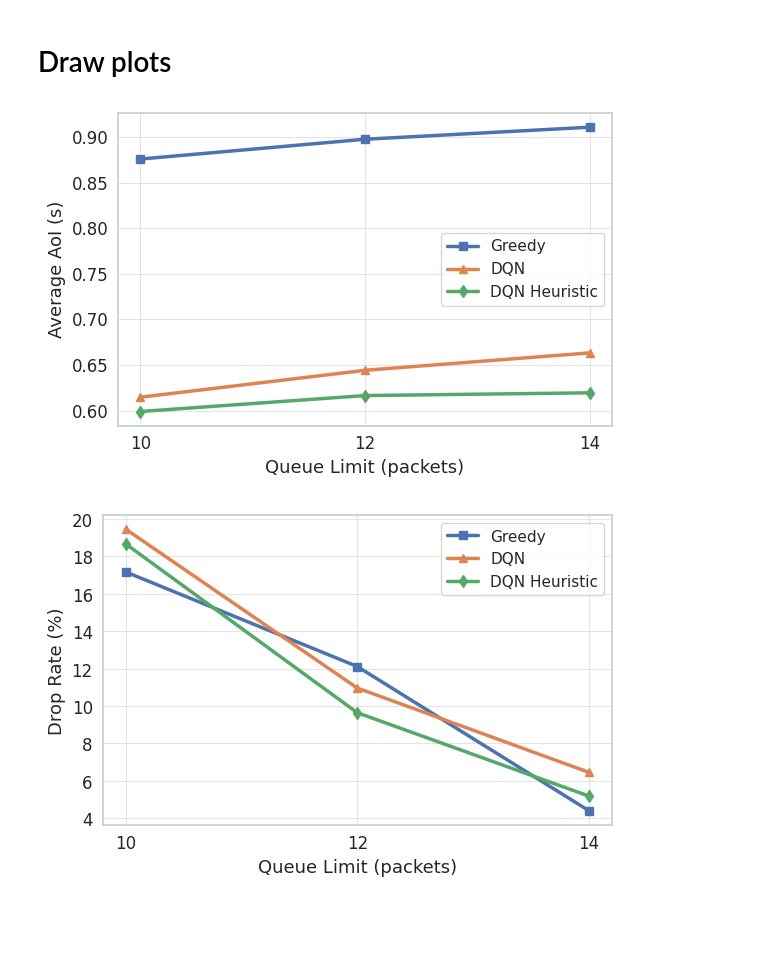
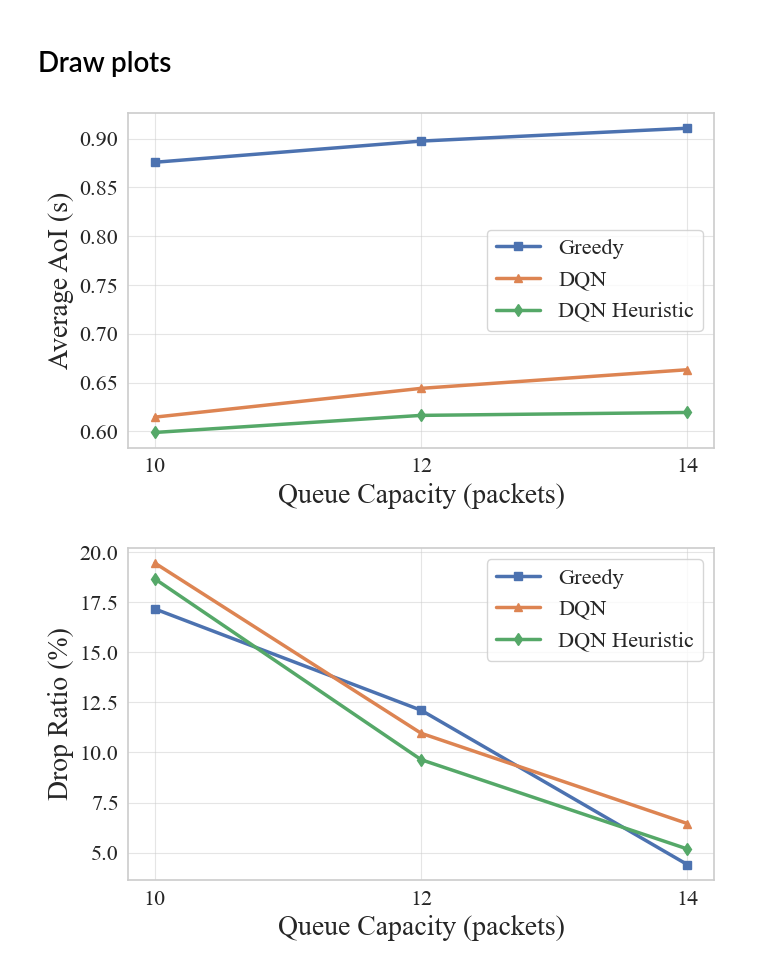
Before and after one commit to lanlehoang/LLM-AoI-Optimization, a Jupyter notebook: misc.ipynb, the cells around one changed output. Cells and saved outputs as stored; diff of their text form; code cells hidden in the pictures; blank space fills up the shorter version.

Commit message:
times new roman for plots, ieee-correct sizes

```diff
--- a/misc.ipynb
+++ b/misc.ipynb
@@ -455,19 +254,34 @@ import seaborn as sns
 with open("eval_results/aggregate_means.json", "r") as f:
     all_means = json.load(f)
 # %%
-# Set IEEE-style plotting parameters
-plt.rcParams["font.family"] = "serif"
-plt.rcParams["font.serif"] = ["DejaVu Serif"]
-plt.rcParams["font.size"] = 12
-plt.rcParams["axes.labelsize"] = 13
-plt.rcParams["axes.titlesize"] = 14
-plt.rcParams["xtick.labelsize"] = 12
-plt.rcParams["ytick.labelsize"] = 12
-plt.rcParams["legend.fontsize"] = 11
-plt.rcParams["lines.linewidth"] = 2.5
-plt.rcParams["axes.linewidth"] = 1.2
-plt.rcParams["grid.linewidth"] = 0.8
-plt.rcParams['figure.figsize'] = (6, 4)  # IEEE single column width
+# Single column figure size
+FIGURE_SIZE = (7.2, 4.5)
+
+# Set seaborn style
+sns.set_style("whitegrid")
+
+# LARGE MASTER FIGURE (for scaling down later)
+plt.rcParams.update(
+    {
+        "font.family": "serif",
+        "font.serif": ["Times New Roman"],
+        "font.size": 18,  # base text
+        "axes.labelsize": 20,  # axis labels
+        "axes.titlesize": 22,
+        "xtick.labelsize": 16,
+        "ytick.labelsize": 16,
+        "legend.fontsize": 16,
+        "lines.linewidth": 2.5,
+        "axes.linewidth": 1.2,
+        "grid.linewidth": 0.8,
+        # Rendering fidelity
+        "lines.solid_capstyle": "round",
+        "lines.solid_joinstyle": "round",
+        "text.antialiased": True,
+    }
+)
+plt.rcParams['figure.figsize'] = FIGURE_SIZE
+sns.set_palette("deep")
 # %%
 # Restructure and process data
 data = {
@@ -579,24 +389,24 @@ colors = sns.color_palette("deep", 3)
 # %%
 # Plot 1: Queue Analysis - AOI Mean
 fig, ax = plt.subplots()
 for i, method in enumerate(methods):
     ax.plot(data['queue_analysis']['x_values'],
             data['queue_analysis']['aoi_mean'][method],
             label=method_labels[i],
             marker=markers[i],
             color=colors[i])
-ax.set_xlabel('Queue Limit (packets)')
+ax.set_xlabel('Queue Capacity (packets)')
 ax.set_ylabel('Average AoI (s)')
-# ax.set_title('Average AoI vs Queue Limit')
+# ax.set_title('Average AoI vs Queue Capacity')
 ax.legend(loc='best', frameon=True)
 ax.grid(True, alpha=0.5)
 ax.set_xticks(data['queue_analysis']['x_values'])
 plt.tight_layout()
 plt.savefig('figures/queue_aoi.pdf', dpi=300, bbox_inches='tight')
 # plt.savefig('queue_aoi_mean.png', dpi=300, bbox_inches='tight')
 plt.show()
 # %% [output]
-[figure, old version]
+[figure, new version]
 # %%
 # Plot 2: Queue Analysis - Drop Mean
 fig, ax = plt.subplots()
@@ -606,9 +416,9 @@ for i, method in enumerate(methods):
             label=method_labels[i],
             marker=markers[i],
             color=colors[i])
-ax.set_xlabel('Queue Limit (packets)')
-ax.set_ylabel('Drop Rate (%)')
-# ax.set_title('Drop Rate vs Queue Limit')
+ax.set_xlabel('Queue Capacity (packets)')
+ax.set_ylabel('Drop Ratio (%)')
+# ax.set_title('Drop Ratio vs Queue Capacity')
 ax.legend(loc='best', frameon=True)
 ax.grid(True, alpha=0.5)
 ax.set_xticks(data['queue_analysis']['x_values'])
@@ -617,7 +427,7 @@ plt.savefig('figures/queue_drop_mean.pdf', dpi=300, bbox_inches='tight')
 # plt.savefig('figures/queue_drop_mean.png', dpi=300, bbox_inches='tight')
 plt.show()
 # %% [output]
-[figure, old version]
+[figure, new version]
 # %%
 # Plot 3: Dmax Analysis - AOI Mean
 fig, ax = plt.subplots()
```
Also changed, not shown: parts of 15 cells of this notebook, 7 other files.
